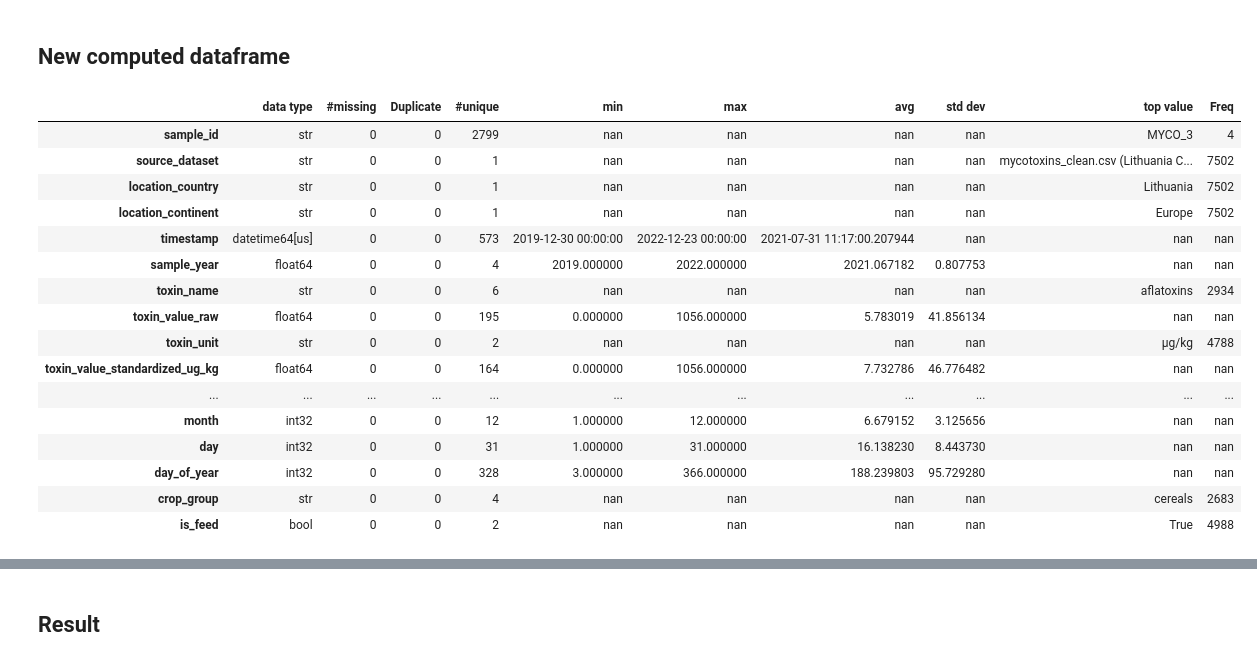
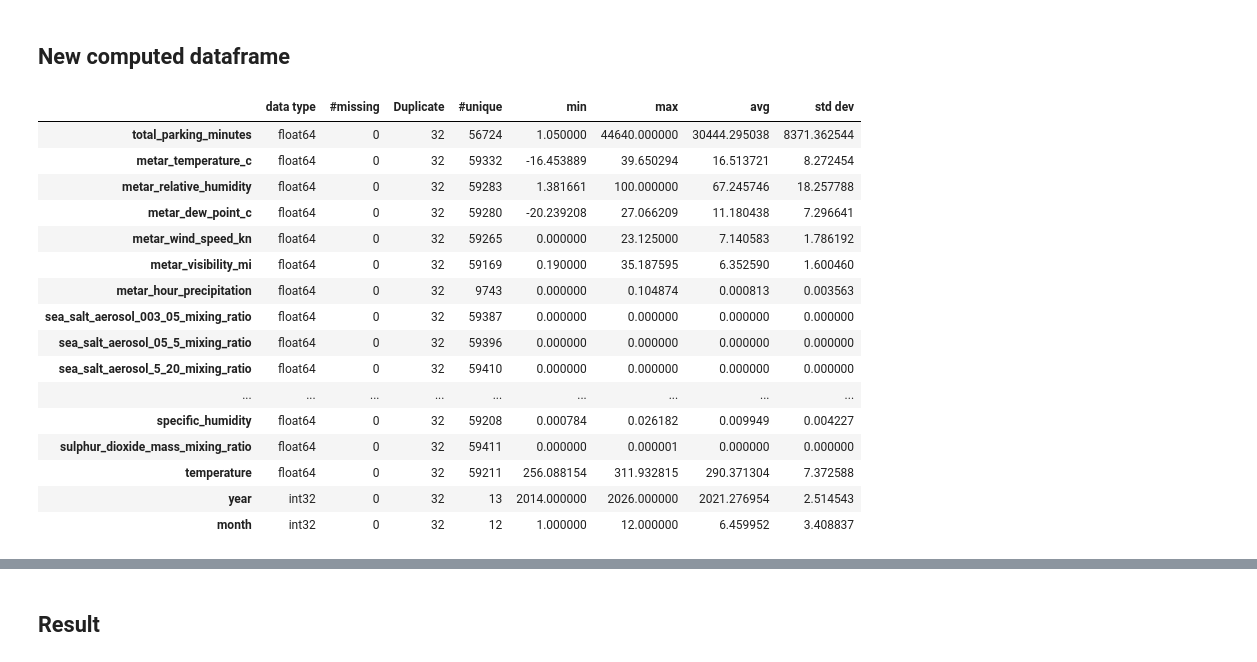
Before and after one commit to pfarret81/Gros-Avion-Puant_Haks2026, a Jupyter notebook: main_model.ipynb, the cells around one changed output, grey strips where cells are left out. Drawn from its saved outputs; the diff is of its cells as text; code cells hidden in the pictures.

```diff
--- a/main_model.ipynb
+++ b/main_model.ipynb
@@ -30,8 +29,7 @@ warnings.filterwarnings('ignore')
 # Initialization
 ## Import
 # %%
-df = pd.read_csv("unified_mycotoxins_fungi_clean.csv")
-df2 = pd.read_csv("target_origin_zen_zan_weather_ready_strict_field_storage.csv")
+df= pd.read_csv("environment_training.csv")
 # %%
 print(f'The Train dataset has {df.shape[0]} rows and {df.shape[1]} columns')
 df.describe()
@@ -316,0 +346,7 @@ memory usage: 4.6 MB
+# %%
+train_df = df.copy()
+train_df['year'] = train_df['year_month'].str.slice(start=0, stop=4).astype(np.int32)
+train_df['month'] = train_df['year_month'].str.slice(start=5).astype(np.int32)
+train_df = train_df.drop(columns=['year_month', 'month_start_date', 'aircraft_id'])
+train_df = train_df.dropna()
+train_df[['year', 'month']]
@@ -317,22 +367,22 @@ memory usage: 4.6 MB
 # %% [markdown]
 ## New computed dataframe
 # %%
-summary(sample_df).style.background_gradient()
+summary(train_df).style.background_gradient()
 # %% [output]
-|  | data type | #missing | Duplicate | #unique | min | max | avg | std dev | top value | Freq |
-| sample_id | str | 0 | 0 | 2799 | nan | nan | nan | nan | MYCO_3 | 4 |
-| source_dataset | str | 0 | 0 | 1 | nan | nan | nan | nan | mycotoxins_clean.csv (Lithuania C... | 7502 |
-| location_country | str | 0 | 0 | 1 | nan | nan | nan | nan | Lithuania | 7502 |
-| location_continent | str | 0 | 0 | 1 | nan | nan | nan | nan | Europe | 7502 |
-| timestamp | datetime64[us] | 0 | 0 | 573 | 2019-12-30 00:00:00 | 2022-12-23 00:00:00 | 2021-07-31 11:17:00.207944 | nan | nan | nan |
-| sample_year | float64 | 0 | 0 | 4 | 2019.000000 | 2022.000000 | 2021.067182 | 0.807753 | nan | nan |
-| toxin_name | str | 0 | 0 | 6 | nan | nan | nan | nan | aflatoxins | 2934 |
-| toxin_value_raw | float64 | 0 | 0 | 195 | 0.000000 | 1056.000000 | 5.783019 | 41.856134 | nan | nan |
-| toxin_unit | str | 0 | 0 | 2 | nan | nan | nan | nan | µg/kg | 4788 |
-| toxin_value_standardized_ug_kg | float64 | 0 | 0 | 164 | 0.000000 | 1056.000000 | 7.732786 | 46.776482 | nan | nan |
-| ... | ... | ... | ... | ... | ... | ... | ... | ... | ... | ... |
-| month | int32 | 0 | 0 | 12 | 1.000000 | 12.000000 | 6.679152 | 3.125656 | nan | nan |
-| day | int32 | 0 | 0 | 31 | 1.000000 | 31.000000 | 16.138230 | 8.443730 | nan | nan |
-| day_of_year | int32 | 0 | 0 | 328 | 3.000000 | 366.000000 | 188.239803 | 95.729280 | nan | nan |
-| crop_group | str | 0 | 0 | 4 | nan | nan | nan | nan | cereals | 2683 |
-| is_feed | bool | 0 | 0 | 2 | nan | nan | nan | nan | True | 4988 |
+|  | data type | #missing | Duplicate | #unique | min | max | avg | std dev |
+| total_parking_minutes | float64 | 0 | 32 | 56724 | 1.050000 | 44640.000000 | 30444.295038 | 8371.362544 |
+| metar_temperature_c | float64 | 0 | 32 | 59332 | -16.453889 | 39.650294 | 16.513721 | 8.272454 |
+| metar_relative_humidity | float64 | 0 | 32 | 59283 | 1.381661 | 100.000000 | 67.245746 | 18.257788 |
+| metar_dew_point_c | float64 | 0 | 32 | 59280 | -20.239208 | 27.066209 | 11.180438 | 7.296641 |
+| metar_wind_speed_kn | float64 | 0 | 32 | 59265 | 0.000000 | 23.125000 | 7.140583 | 1.786192 |
+| metar_visibility_mi | float64 | 0 | 32 | 59169 | 0.190000 | 35.187595 | 6.352590 | 1.600460 |
+| metar_hour_precipitation | float64 | 0 | 32 | 9743 | 0.000000 | 0.104874 | 0.000813 | 0.003563 |
+| sea_salt_aerosol_003_05_mixing_ratio | float64 | 0 | 32 | 59387 | 0.000000 | 0.000000 | 0.000000 | 0.000000 |
+| sea_salt_aerosol_05_5_mixing_ratio | float64 | 0 | 32 | 59396 | 0.000000 | 0.000000 | 0.000000 | 0.000000 |
+| sea_salt_aerosol_5_20_mixing_ratio | float64 | 0 | 32 | 59410 | 0.000000 | 0.000000 | 0.000000 | 0.000000 |
+| ... | ... | ... | ... | ... | ... | ... | ... | ... |
+| specific_humidity | float64 | 0 | 32 | 59208 | 0.000784 | 0.026182 | 0.009949 | 0.004227 |
+| sulphur_dioxide_mass_mixing_ratio | float64 | 0 | 32 | 59411 | 0.000000 | 0.000001 | 0.000000 | 0.000000 |
+| temperature | float64 | 0 | 32 | 59211 | 256.088154 | 311.932815 | 290.371304 | 7.372588 |
+| year | int32 | 0 | 32 | 13 | 2014.000000 | 2026.000000 | 2021.276954 | 2.514543 |
+| month | int32 | 0 | 32 | 12 | 1.000000 | 12.000000 | 6.459952 | 3.408837 |
```
Also changed, not shown: parts of 26 cells of this notebook, 1 other file.
